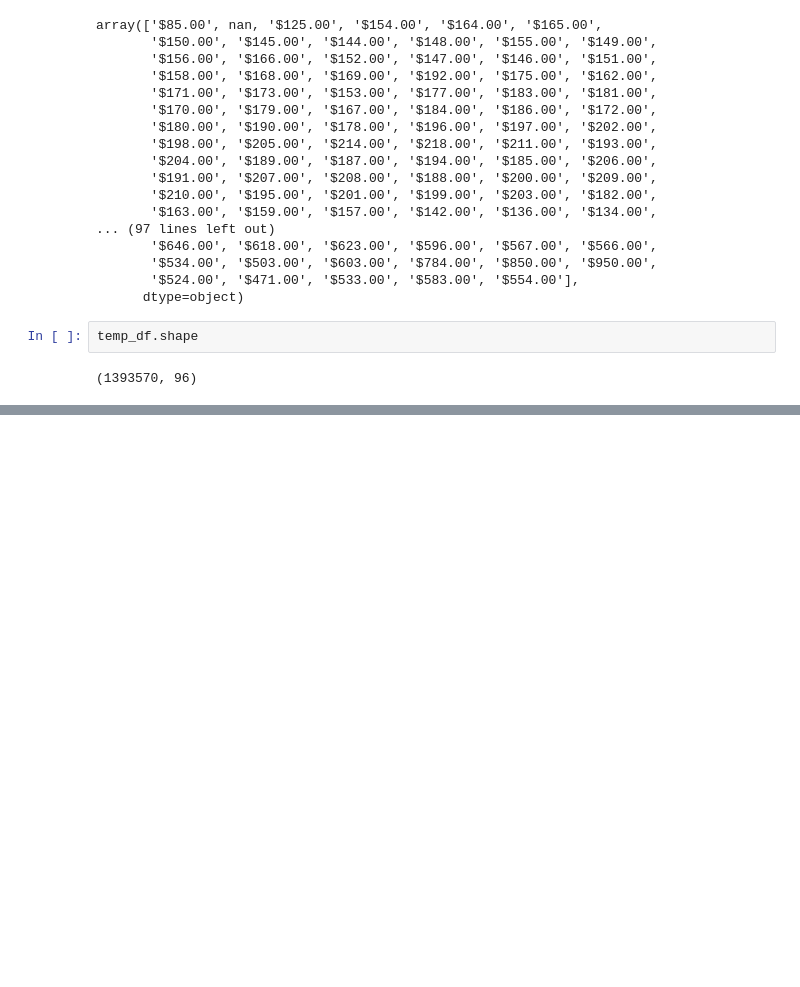
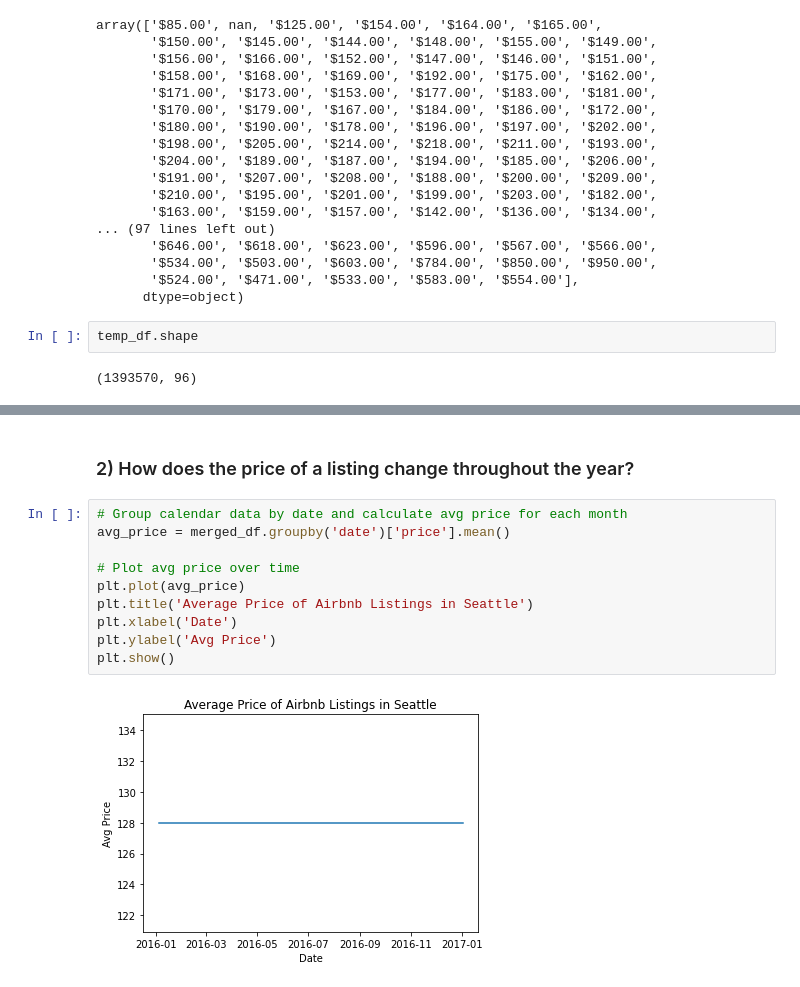
Before and after one commit to Naraendra-Reddy/Exploring-Seattle-Airbnb-Open-Data-Insights-and-Trends, a Jupyter notebook: Exploring_Seattle_Airbnb_Open_Data_Insights_and_Trends.ipynb, the cells around one changed output, grey strips where cells are left out. Cells and saved outputs as stored; diff of their text form; blank space fills up the shorter version.

```diff
--- a/Exploring_Seattle_Airbnb_Open_Data_Insights_and_Trends.ipynb
+++ b/Exploring_Seattle_Airbnb_Open_Data_Insights_and_Trends.ipynb
@@ -391,0 +505,14 @@ calendar_df.isna().sum().sum()
+# %% [markdown]
+### 2) How does the price of a listing change throughout the year?
+# %%
+# Group calendar data by date and calculate avg price for each month
+avg_price = merged_df.groupby('date')['price'].mean()
+
+# Plot avg price over time
+plt.plot(avg_price)
+plt.title('Average Price of Airbnb Listings in Seattle')
+plt.xlabel('Date')
+plt.ylabel('Avg Price')
+plt.show()
+# %% [output]
+[figure, added]
```
Also changed, not shown: parts of 63 cells of this notebook.
